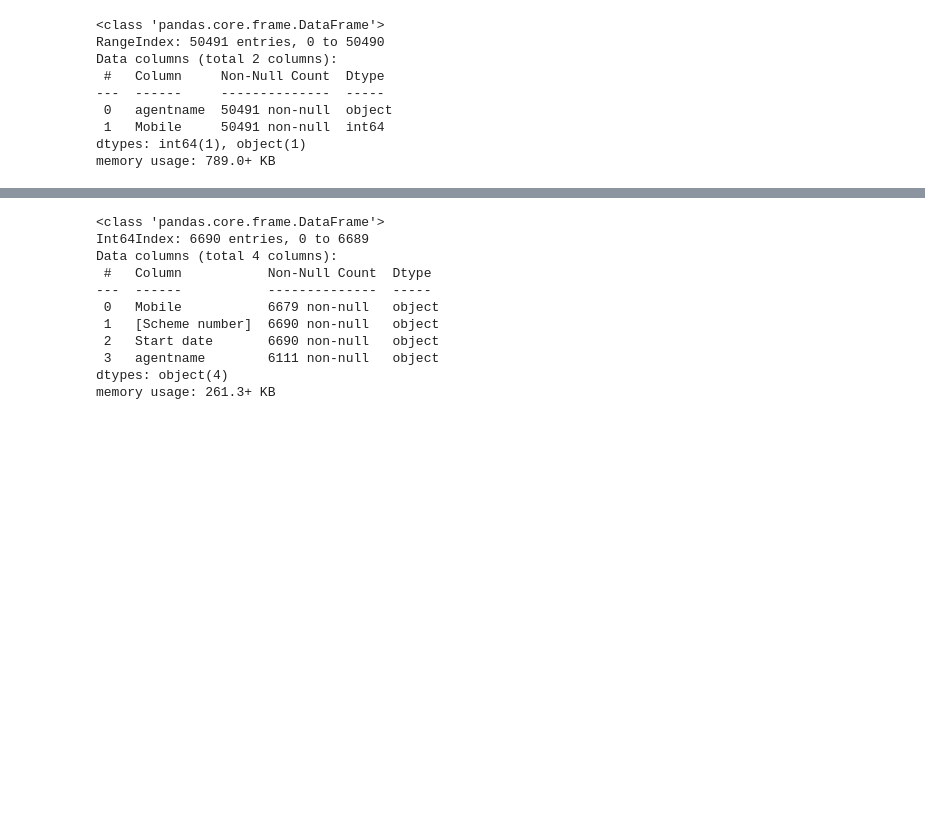
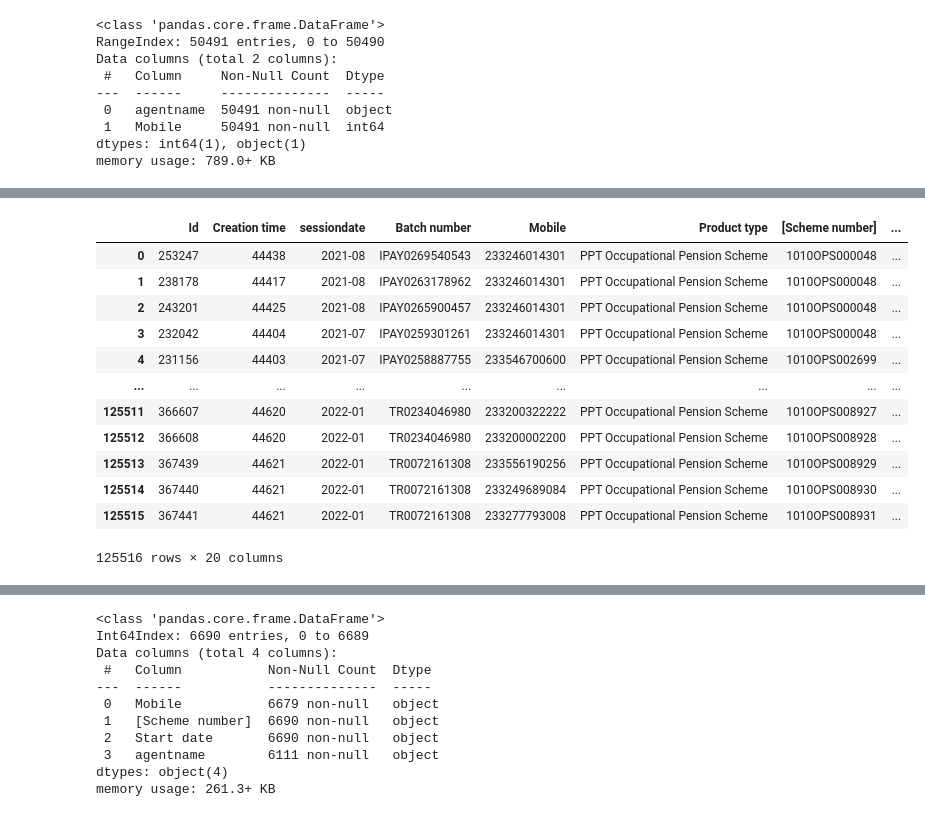
Before and after one commit to bryted/randomactivities, a Jupyter notebook: samadu.ipynb, the cells around one changed output, grey strips where cells are left out. Drawn from its saved outputs; the diff is of its cells as text; code cells hidden in the pictures; blank space fills up the shorter version.

```diff
--- a/samadu.ipynb
+++ b/samadu.ipynb
@@ -185 +185,17 @@ Name: agentname, Length: 115, dtype: int64
+# %%
+c2
+# %% [output]
+|  | Id | Creation time | sessiondate | Batch number | Mobile | Product type | [Scheme number] | ... |
+| 0 | 253247 | 44438 | 2021-08 | IPAY0269540543 | 233246014301 | PPT Occupational Pension Scheme | 1010OPS000048 | ... |
+| 1 | 238178 | 44417 | 2021-08 | IPAY0263178962 | 233246014301 | PPT Occupational Pension Scheme | 1010OPS000048 | ... |
+| 2 | 243201 | 44425 | 2021-08 | IPAY0265900457 | 233246014301 | PPT Occupational Pension Scheme | 1010OPS000048 | ... |
+| 3 | 232042 | 44404 | 2021-07 | IPAY0259301261 | 233246014301 | PPT Occupational Pension Scheme | 1010OPS000048 | ... |
+| 4 | 231156 | 44403 | 2021-07 | IPAY0258887755 | 233546700600 | PPT Occupational Pension Scheme | 1010OPS002699 | ... |
+| ... | ... | ... | ... | ... | ... | ... | ... | ... |
+| 125511 | 366607 | 44620 | 2022-01 | TR0234046980 | 233200322222 | PPT Occupational Pension Scheme | 1010OPS008927 | ... |
+| 125512 | 366608 | 44620 | 2022-01 | TR0234046980 | 233200002200 | PPT Occupational Pension Scheme | 1010OPS008928 | ... |
+| 125513 | 367439 | 44621 | 2022-01 | TR0072161308 | 233556190256 | PPT Occupational Pension Scheme | 1010OPS008929 | ... |
+| 125514 | 367440 | 44621 | 2022-01 | TR0072161308 | 233249689084 | PPT Occupational Pension Scheme | 1010OPS008930 | ... |
+| 125515 | 367441 | 44621 | 2022-01 | TR0072161308 | 233277793008 | PPT Occupational Pension Scheme | 1010OPS008931 | ... |
+125516 rows × 20 columns
 # %%
```
Also changed, not shown: parts of 15 cells of this notebook.
